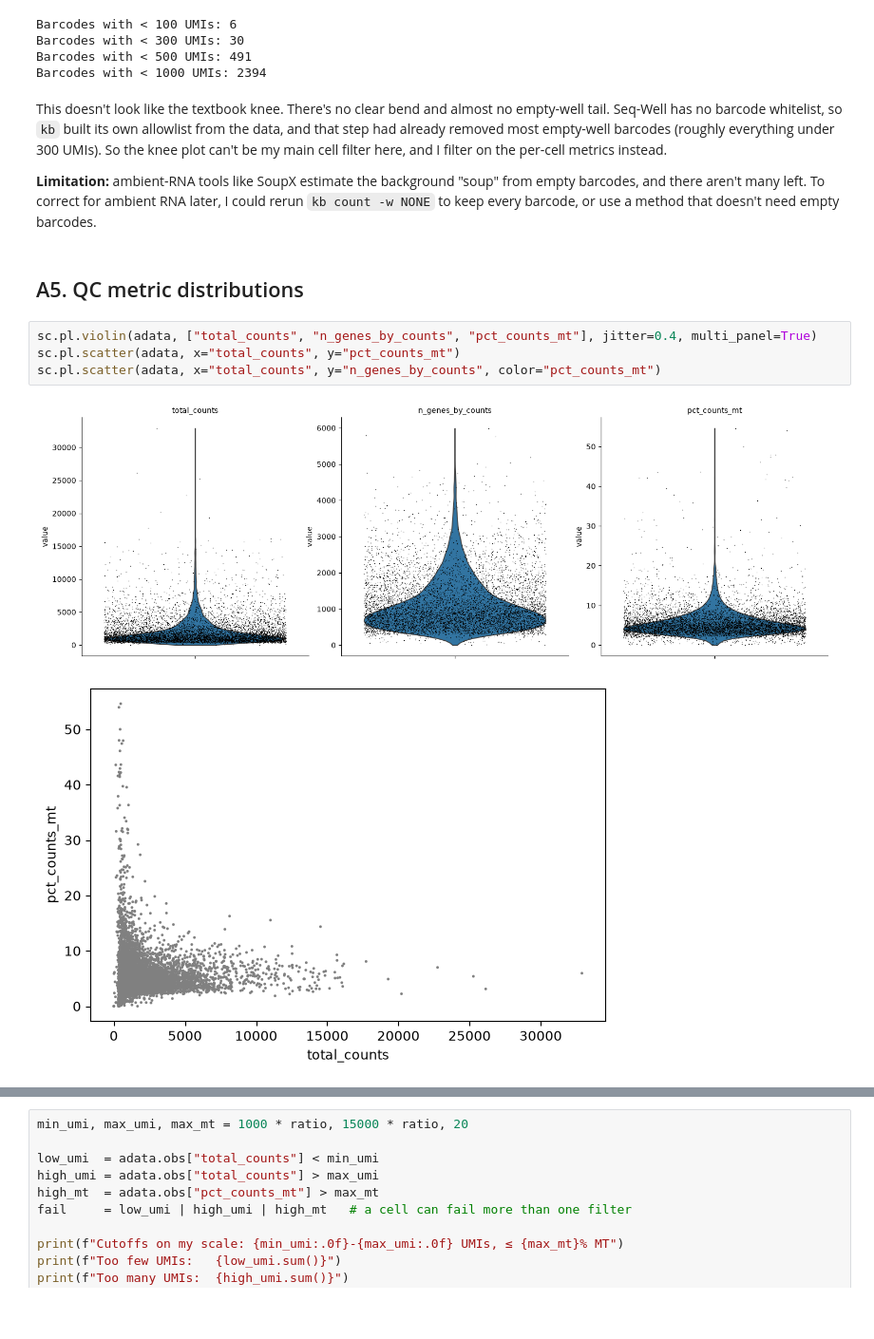
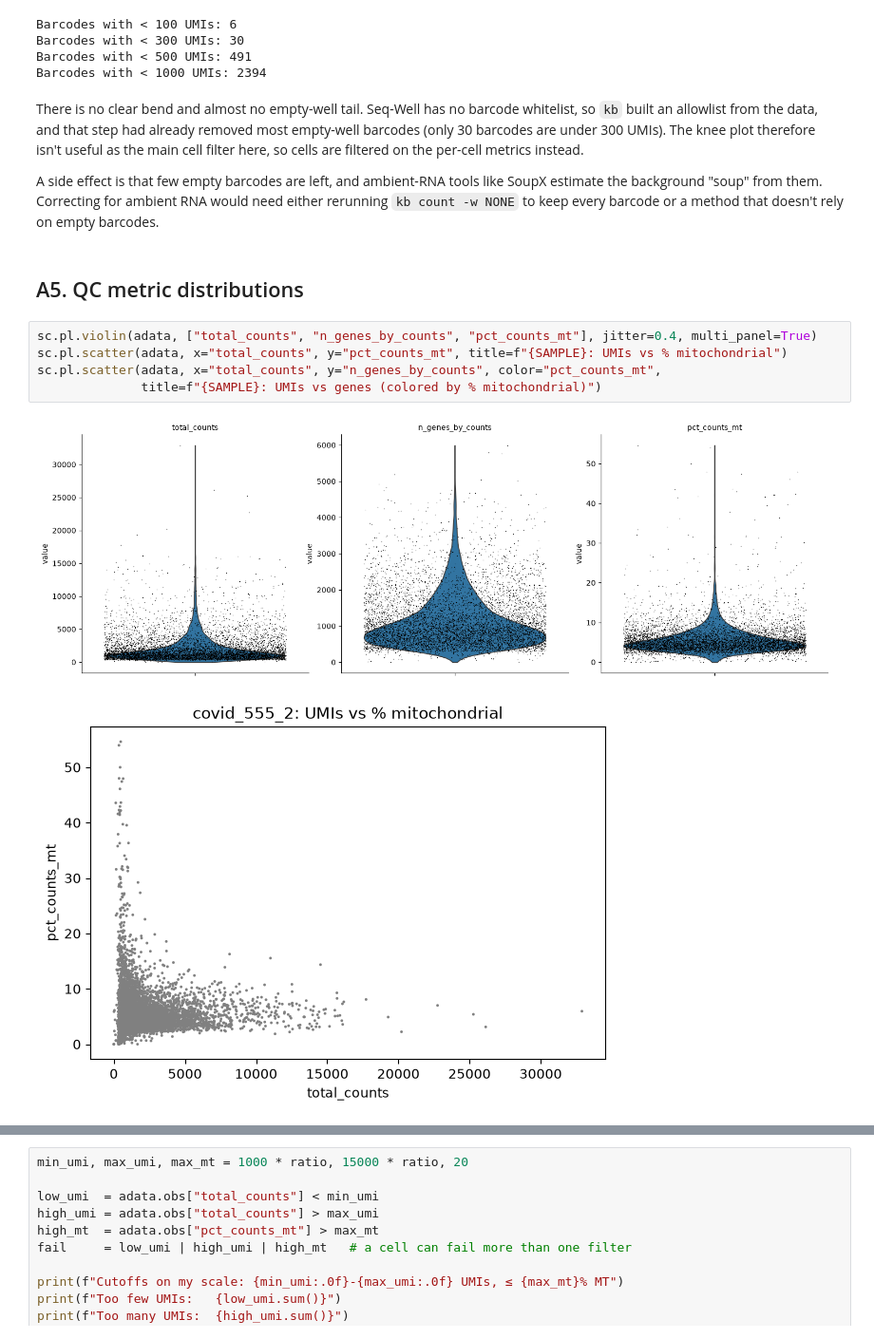
Before and after one commit to Pranavasri-RM/scrnaseq-covid-pbmc, a Jupyter notebook: notebooks/01_qc_exploration.ipynb, the cells around one changed output, grey strips where cells are left out. Shown at 95% size. Cells and saved outputs as stored; diff of their text form; blank space fills up the shorter version.

Commit message:
Refine notebooks: labeled outputs, claims checked against the paper, clearer plots

```diff
--- a/notebooks/01_qc_exploration.ipynb
+++ b/notebooks/01_qc_exploration.ipynb
@@ -144,15 +142,16 @@ Barcodes with < 300 UMIs: 30
 Barcodes with < 500 UMIs: 491
 Barcodes with < 1000 UMIs: 2394
 # %% [markdown]
-This doesn't look like the textbook knee. There's no clear bend and almost no empty-well tail. Seq-Well has no barcode whitelist, so `kb` built its own allowlist from the data, and that step had already removed most empty-well barcodes (roughly everything under 300 UMIs). So the knee plot can't be my main cell filter here, and I filter on the per-cell metrics instead.
+There is no clear bend and almost no empty-well tail. Seq-Well has no barcode whitelist, so `kb` built an allowlist from the data, and that step had already removed most empty-well barcodes (only 30 barcodes are under 300 UMIs). The knee plot therefore isn't useful as the main cell filter here, so cells are filtered on the per-cell metrics instead.
 
-**Limitation:** ambient-RNA tools like SoupX estimate the background "soup" from empty barcodes, and there aren't many left. To correct for ambient RNA later, I could rerun `kb count -w NONE` to keep every barcode, or use a method that doesn't need empty barcodes.
+A side effect is that few empty barcodes are left, and ambient-RNA tools like SoupX estimate the background "soup" from them. Correcting for ambient RNA would need either rerunning `kb count -w NONE` to keep every barcode or a method that doesn't rely on empty barcodes.
 # %% [markdown]
 ## A5. QC metric distributions
 # %%
 sc.pl.violin(adata, ["total_counts", "n_genes_by_counts", "pct_counts_mt"], jitter=0.4, multi_panel=True)
-sc.pl.scatter(adata, x="total_counts", y="pct_counts_mt")
-sc.pl.scatter(adata, x="total_counts", y="n_genes_by_counts", color="pct_counts_mt")
+sc.pl.scatter(adata, x="total_counts", y="pct_counts_mt", title=f"{SAMPLE}: UMIs vs % mitochondrial")
+sc.pl.scatter(adata, x="total_counts", y="n_genes_by_counts", color="pct_counts_mt",
+              title=f"{SAMPLE}: UMIs vs genes (colored by % mitochondrial)")
 # %% [output]
 [figure]
-[figure, old version]
+[figure, new version]
```
Also changed, not shown: parts of 32 cells of this notebook, 4 other files.
